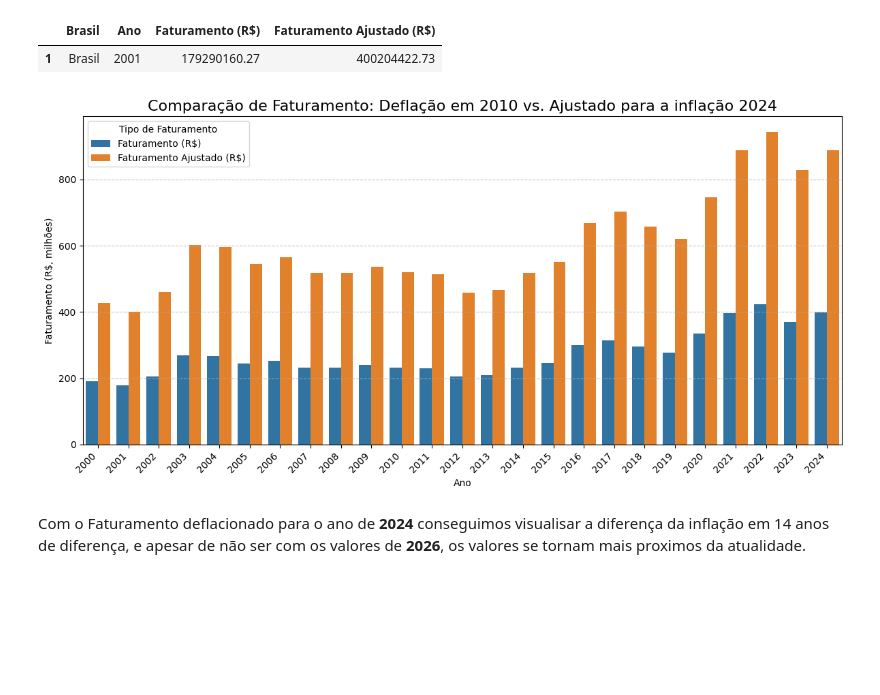
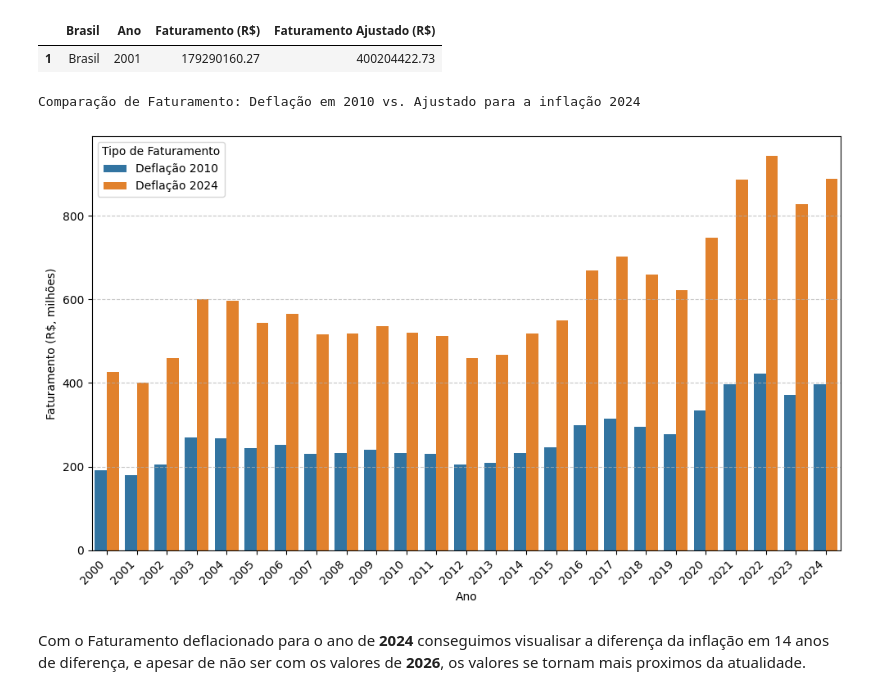
Before and after one commit to Gabriel-J-code/ad-projeto-bees-caatinga, a Jupyter notebook: relatorio TCC.ipynb, the cells around one changed output. Saved outputs shown, nothing was run; the diff lists cells and outputs as text; code cells hidden in the pictures; blank space fills up the shorter version.

Commit message:
remoção de titulos do graficos para geração de imagens

```diff
--- a/relatorio TCC.ipynb
+++ b/relatorio TCC.ipynb
@@ -241,29 +241,32 @@ Mínimo valor em Faturamento Ajustado (R$)
 |  | Brasil | Ano | Faturamento (R$) | Faturamento Ajustado (R$) |
 | 1 | Brasil | 2001 | 179290160.27 | 400204422.73 |
 # %%
+print('Comparação de Faturamento: Deflação em 2010 vs. Ajustado para a inflação 2024')
 df_long = pd.melt(faturamento_br, id_vars=['Ano'],
                   value_vars=['Faturamento (R$)', 'Faturamento Ajustado (R$)'],
                   var_name='Tipo de Faturamento',
                   value_name='Valor (R$)')
+df_long.replace({'Faturamento (R$)': 'Deflação 2010', 'Faturamento Ajustado (R$)': 'Deflação 2024'}, inplace=True)
+
 
 # Crie o gráfico de barras
-plt.figure(figsize=(12, 6))
+plt.figure(figsize=(10, 6))
 
 sns.barplot(data=df_long, x='Ano', y=df_long['Valor (R$)']/1000000, hue='Tipo de Faturamento')
 
 # Adicione títulos e rótulos
-plt.title('Comparação de Faturamento: Deflação em 2010 vs. Ajustado para a inflação 2024', fontsize=16)
 plt.xlabel('Ano')
 plt.ylabel('Faturamento (R$, milhões)')
 plt.grid(axis='y', linestyle='--', alpha=0.7)
 
 # Ajuste os rótulos do eixo X para que sejam visíveis
 plt.xticks(rotation=45, ha='right')
 
 plt.tight_layout()
 plt.show()
 # %% [output]
+Comparação de Faturamento: Deflação em 2010 vs. Ajustado para a inflação 2024
-[figure, old version]
+[figure, new version]
 # %% [markdown]
 Com o Faturamento deflacionado para o ano de **2024** conseguimos visualisar a diferença da inflação em 14 anos de diferença, e apesar de não ser com os valores de **2026**, os valores se tornam mais proximos da atualidade.
 # %% [markdown]
```
Also changed, not shown: parts of 9 cells of this notebook.
